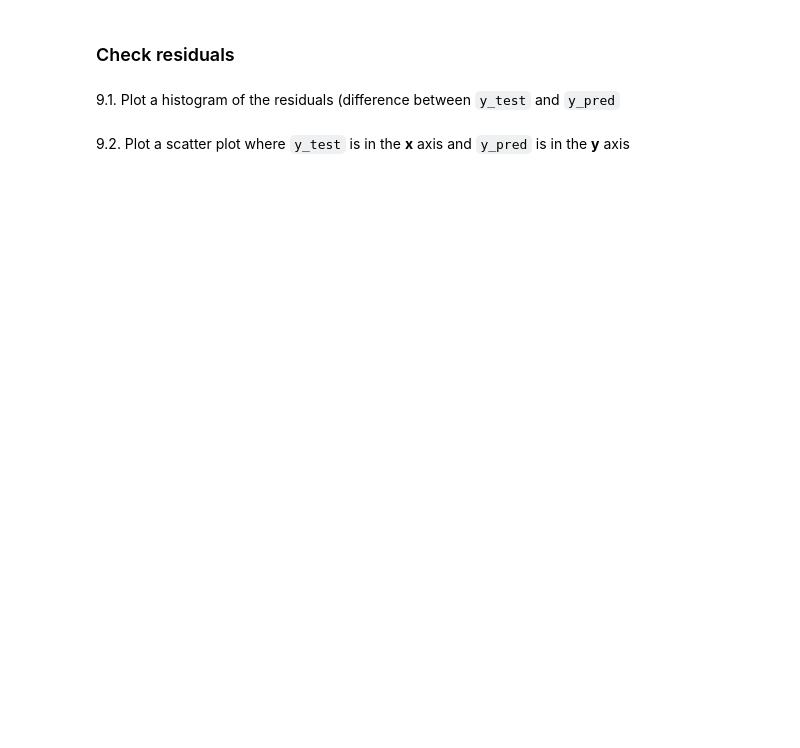
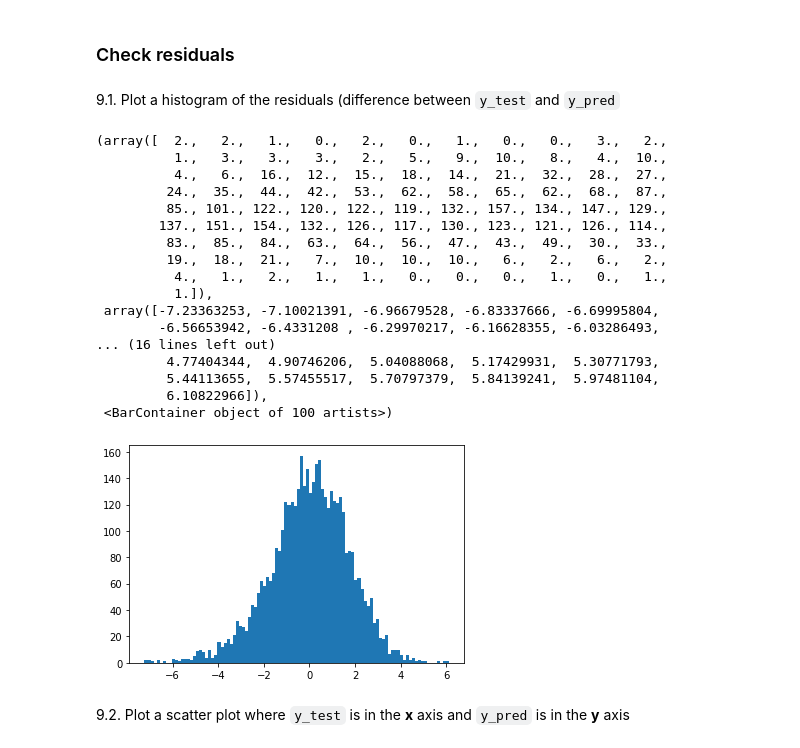
Before and after one commit to Nicodab/git_SI, a Jupyter notebook: S2/Machine Learning/Lab 2/Assignement-20220112 (1)/Assignment_Week2.ipynb, the cells around one changed output. Drawn from its saved outputs; the diff is of its cells as text; code cells hidden in the pictures; blank space fills up the shorter version.

```diff
--- a/S2/Machine Learning/Lab 2/Assignement-20220112 (1)/Assignment_Week2.ipynb
+++ b/S2/Machine Learning/Lab 2/Assignement-20220112 (1)/Assignment_Week2.ipynb
@@ -320,0 +488,5 @@ Print train and test size
+# %%
+# your code here
+from sklearn.model_selection import train_test_split
+X_train, X_test, y_train, y_test = train_test_split(x, y, test_size=0.3, random_state=123)
+train_test_split(y, shuffle=False)
@@ -327,0 +514,11 @@ Calculate and print the following metrics: mse, rmse, mae for the test_set
+# %%
+# your code here
+from sklearn.linear_model import LinearRegression
+
+reg = LinearRegression()
+reg.fit(X_train, y_train)
+
+train_score = reg.score(X_train, y_train)
+test_score = reg.score(X_test, y_test)
+print('train score =', train_score)
+print('test score = {}'.format(test_score))
@@ -327,0 +528,11 @@ Calculate and print the following metrics: mse, rmse, mae for the test_set
+# %%
+from sklearn.metrics import mean_squared_error
+from sklearn.metrics import mean_absolute_error
+from sklearn.metrics import r2_score
+import math
+y_pred = reg.predict(X_test)  # predict the demand for X_test
+
+mse = mean_squared_error(y_test, y_pred)  # Real vs predicted demand for X_test
+mae = mean_absolute_error(y_test, y_pred)
+r2 = r2_score(y_test, y_pred)
+print ('mse = {}, rmse = {} \nmae = {} r2 = {}'.format(mse,math.sqrt(mse), mae, r2))
@@ -331,6 +545,26 @@ Calculate and print the following metrics: mse, rmse, mae for the test_set
 9.1. Plot a histogram of the residuals (difference between `y_test` and `y_pred`
 # %%
 # your code here
+plt.hist(y_test - y_pred,bins=100)
+# %% [output]
+(array([  2.,   2.,   1.,   0.,   2.,   0.,   1.,   0.,   0.,   3.,   2.,
+          1.,   3.,   3.,   3.,   2.,   5.,   9.,  10.,   8.,   4.,  10.,
+          4.,   6.,  16.,  12.,  15.,  18.,  14.,  21.,  32.,  28.,  27.,
+         24.,  35.,  44.,  42.,  53.,  62.,  58.,  65.,  62.,  68.,  87.,
+         85., 101., 122., 120., 122., 119., 132., 157., 134., 147., 129.,
+        137., 151., 154., 132., 126., 117., 130., 123., 121., 126., 114.,
+         83.,  85.,  84.,  63.,  64.,  56.,  47.,  43.,  49.,  30.,  33.,
+         19.,  18.,  21.,   7.,  10.,  10.,  10.,   6.,   2.,   6.,   2.,
+          4.,   1.,   2.,   1.,   1.,   0.,   0.,   0.,   1.,   0.,   1.,
+          1.]),
+ array([-7.23363253, -7.10021391, -6.96679528, -6.83337666, -6.69995804,
+        -6.56653942, -6.4331208 , -6.29970217, -6.16628355, -6.03286493,
+... (16 lines left out)
+         4.77404344,  4.90746206,  5.04088068,  5.17429931,  5.30771793,
+         5.44113655,  5.57455517,  5.70797379,  5.84139241,  5.97481104,
+         6.10822966]),
+ <BarContainer object of 100 artists>)
+[figure, added]
 # %% [markdown]
 9.2. Plot a scatter plot where `y_test` is in the **x** axis and  `y_pred` is in the **y** axis
 # %%
```
Also changed, not shown: parts of 39 cells of this notebook, 20 other files.
